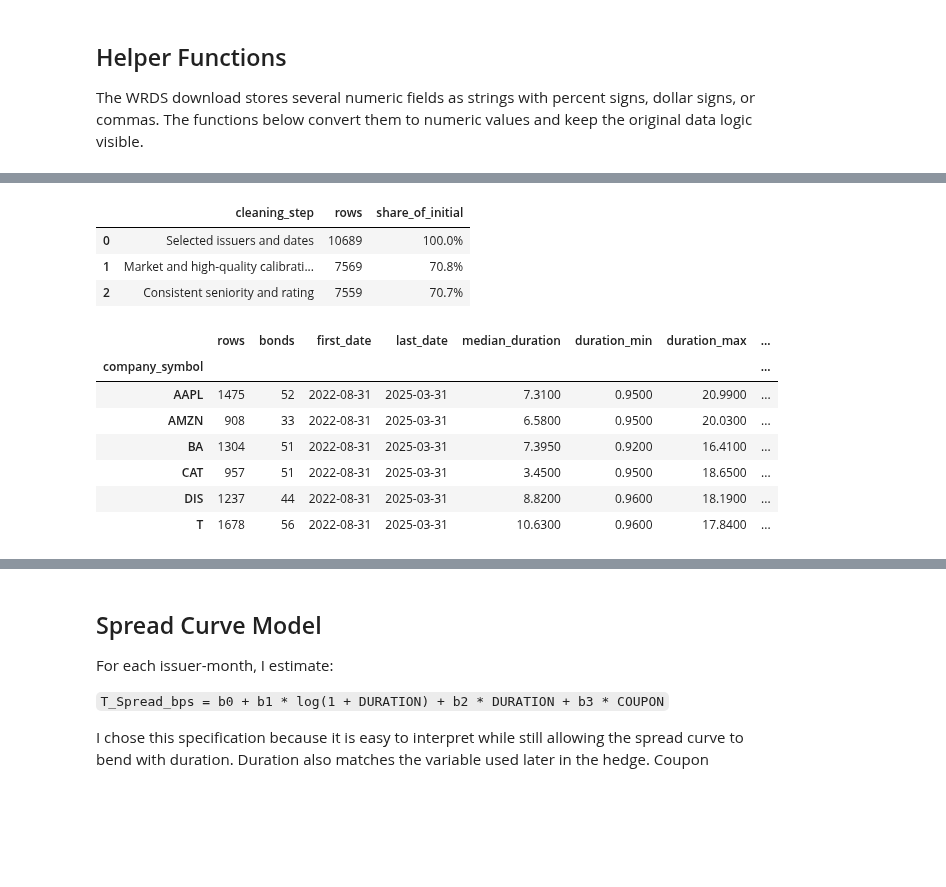
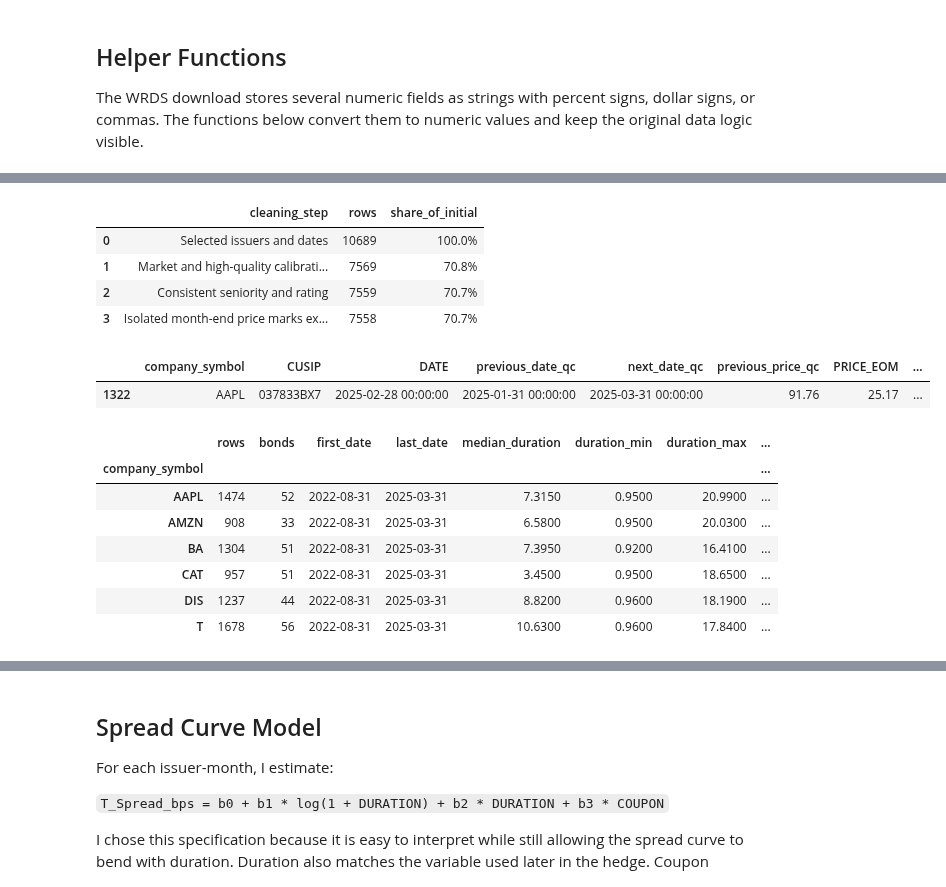
Before and after one commit to yingnichang/MTH9897, a Jupyter notebook: bond_relative_value_assignment.ipynb, the cells around one changed output, grey strips where cells are left out. Saved outputs shown, nothing was run; the diff lists cells and outputs as text; code cells hidden in the pictures; blank space fills up the shorter version.

```diff
--- a/bond_relative_value_assignment.ipynb
+++ b/bond_relative_value_assignment.ipynb
@@ -68,6 +69,13 @@ MIN_AMOUNT_OUTSTANDING = 200_000  # WRDS field is in thousands: approximately $2
 SPREAD_BPS_LIMIT = (-100, 2_000)
 DURATION_LIMIT = (0.05, 35.0)
 PRICE_LIMIT = (20.0, 200.0)
+
+# Ex-post data-quality screen for an isolated month-end mark. A row is flagged only
+# when the price moves by more than 40% from both adjacent monthly observations,
+# while the adjacent observations remain within 20% of one another.
+ISOLATED_MARK_MOVE = 0.40
+NEIGHBOR_PRICE_TOLERANCE = 0.20
+
 GROSS_CAPITAL_USD = 1_000_000
 TRANSACTION_COST_BPS = [0, 10, 25, 50]
 
@@ -225,44 +237,92 @@ selected["modal_security_level"] = selected.groupby(["company_symbol", "DATE"])[
 selected["modal_rating_cat"] = selected.groupby(["company_symbol", "DATE"])["RATING_CAT"].transform(choose_mode)
 
 filtered = selected[
     (selected["SECURITY_LEVEL"] == selected["modal_security_level"])
     & (selected["RATING_CAT"] == selected["modal_rating_cat"])
 ].copy()
 funnel.append(("Consistent seniority and rating", len(filtered)))
 
-filtered = filtered.sort_values(["company_symbol", "DATE", "ISSUE_ID"]).reset_index(drop=True)
-filtered["month"] = filtered["DATE"].dt.to_period("M")
-filtered["bond_age_years"] = (filtered["DATE"] - filtered["OFFERING_DATE"]).dt.days / 365.25
+# Preserve the pre-QC sample for the explicit sensitivity comparison.
+filtered_unchecked = filtered.sort_values(["ISSUE_ID", "DATE"]).reset_index(drop=True).copy()
+
+price_qc = filtered_unchecked.copy()
+price_qc["previous_date_qc"] = price_qc.groupby("ISSUE_ID")["DATE"].shift(1)
+price_qc["next_date_qc"] = price_qc.groupby("ISSUE_ID")["DATE"].shift(-1)
+price_qc["previous_price_qc"] = price_qc.groupby("ISSUE_ID")["PRICE_EOM"].shift(1)
+price_qc["next_price_qc"] = price_qc.groupby("ISSUE_ID")["PRICE_EOM"].shift(-1)
+
+previous_gap = (price_qc["DATE"] - price_qc["previous_date_qc"]).dt.days
+next_gap = (price_qc["next_date_qc"] - price_qc["DATE"]).dt.days
+price_qc["move_from_previous"] = (price_qc["PRICE_EOM"] / price_qc["previous_price_qc"] - 1).abs()
+price_qc["move_to_next"] = (price_qc["next_price_qc"] / price_qc["PRICE_EOM"] - 1).abs()
+price_qc["neighbor_price_gap"] = (price_qc["next_price_qc"] / price_qc["previous_price_qc"] - 1).abs()
+price_qc["isolated_price_mark"] = (
+    previous_gap.between(25, 45)
+    & next_gap.between(25, 45)
+    & (price_qc["move_from_previous"] > ISOLATED_MARK_MOVE)
+    & (price_qc["move_to_next"] > ISOLATED_MARK_MOVE)
+    & (price_qc["neighbor_price_gap"] < NEIGHBOR_PRICE_TOLERANCE)
+)
+
+price_mark_exclusions = price_qc.loc[price_qc["isolated_price_mark"], [
+    "company_symbol", "CUSIP", "DATE", "previous_date_qc", "next_date_qc",
+    "previous_price_qc", "PRICE_EOM", "next_price_qc", "YIELD_dec", "T_Spread_bps",
+    "move_from_previous", "move_to_next", "neighbor_price_gap",
+]].copy()
+
+filtered = price_qc.loc[~price_qc["isolated_price_mark"]].drop(columns=[
+    "previous_date_qc", "next_date_qc", "previous_price_qc", "next_price_qc",
+    "move_from_previous", "move_to_next", "neighbor_price_gap", "isolated_price_mark",
+]).copy()
+funnel.append(("Isolated month-end price marks excluded", len(filtered)))
+
+for frame in (filtered, filtered_unchecked):
+    frame.sort_values(["company_symbol", "DATE", "ISSUE_ID"], inplace=True)
+    frame.reset_index(drop=True, inplace=True)
+    frame["month"] = frame["DATE"].dt.to_period("M")
+    frame["bond_age_years"] = (frame["DATE"] - frame["OFFERING_DATE"]).dt.days / 365.25
 
 display(pd.DataFrame(funnel, columns=["cleaning_step", "rows"]).assign(
     share_of_initial=lambda x: x["rows"] / x["rows"].iloc[0]
 ).style.format({"share_of_initial": "{:.1%}"}))
+
+display(
+    price_mark_exclusions.style.format({
+        "previous_price_qc": "{:.2f}", "PRICE_EOM": "{:.2f}", "next_price_qc": "{:.2f}",
+        "YIELD_dec": "{:.2%}", "T_Spread_bps": "{:.1f} bps",
+        "move_from_previous": "{:.1%}", "move_to_next": "{:.1%}",
+        "neighbor_price_gap": "{:.1%}",
+    })
+)
 
 display(
     filtered.groupby("company_symbol").agg(
         rows=("ISSUE_ID", "size"),
         bonds=("ISSUE_ID", "nunique"),
         first_date=("DATE", "min"),
         last_date=("DATE", "max"),
         median_duration=("DURATION", "median"),
         duration_min=("DURATION", "min"),
         duration_max=("DURATION", "max"),
         median_spread_bps=("T_Spread_bps", "median"),
     )
 )
 # %% [output]
 |  | cleaning_step | rows | share_of_initial |
 | 0 | Selected issuers and dates | 10689 | 100.0% |
 | 1 | Market and high-quality calibrati... | 7569 | 70.8% |
 | 2 | Consistent seniority and rating | 7559 | 70.7% |
+| 3 | Isolated month-end price marks ex... | 7558 | 70.7% |
-|  | rows | bonds | first_date | last_date | median_duration | duration_min | duration_max | ... |
-| company_symbol |  |  |  |  |  |  |  | ... |
-| AAPL | 1475 | 52 | 2022-08-31 | 2025-03-31 | 7.3100 | 0.9500 | 20.9900 | ... |
-| AMZN | 908 | 33 | 2022-08-31 | 2025-03-31 | 6.5800 | 0.9500 | 20.0300 | ... |
-| BA | 1304 | 51 | 2022-08-31 | 2025-03-31 | 7.3950 | 0.9200 | 16.4100 | ... |
-| CAT | 957 | 51 | 2022-08-31 | 2025-03-31 | 3.4500 | 0.9500 | 18.6500 | ... |
-| DIS | 1237 | 44 | 2022-08-31 | 2025-03-31 | 8.8200 | 0.9600 | 18.1900 | ... |
-| T | 1678 | 56 | 2022-08-31 | 2025-03-31 | 10.6300 | 0.9600 | 17.8400 | ... |
+|  | company_symbol | CUSIP | DATE | previous_date_qc | next_date_qc | previous_price_qc | PRICE_EOM | ... |
+| 1322 | AAPL | 037833BX7 | 2025-02-28 00:00:00 | 2025-01-31 00:00:00 | 2025-03-31 00:00:00 | 91.76 | 25.17 | ... |
+|  | rows | bonds | first_date | last_date | median_duration | duration_min | duration_max | ... |
+| company_symbol |  |  |  |  |  |  |  | ... |
+| AAPL | 1474 | 52 | 2022-08-31 | 2025-03-31 | 7.3150 | 0.9500 | 20.9900 | ... |
+| AMZN | 908 | 33 | 2022-08-31 | 2025-03-31 | 6.5800 | 0.9500 | 20.0300 | ... |
+| BA | 1304 | 51 | 2022-08-31 | 2025-03-31 | 7.3950 | 0.9200 | 16.4100 | ... |
+| CAT | 957 | 51 | 2022-08-31 | 2025-03-31 | 3.4500 | 0.9500 | 18.6500 | ... |
+| DIS | 1237 | 44 | 2022-08-31 | 2025-03-31 | 8.8200 | 0.9600 | 18.1900 | ... |
+| T | 1678 | 56 | 2022-08-31 | 2025-03-31 | 10.6300 | 0.9600 | 17.8400 | ... |
 # %%
 consistency_check = filtered.groupby(["company_symbol", "DATE"]).agg(
     security_levels=("SECURITY_LEVEL", "nunique"),
```
Also changed, not shown: parts of 17 cells of this notebook, 2 other files.
